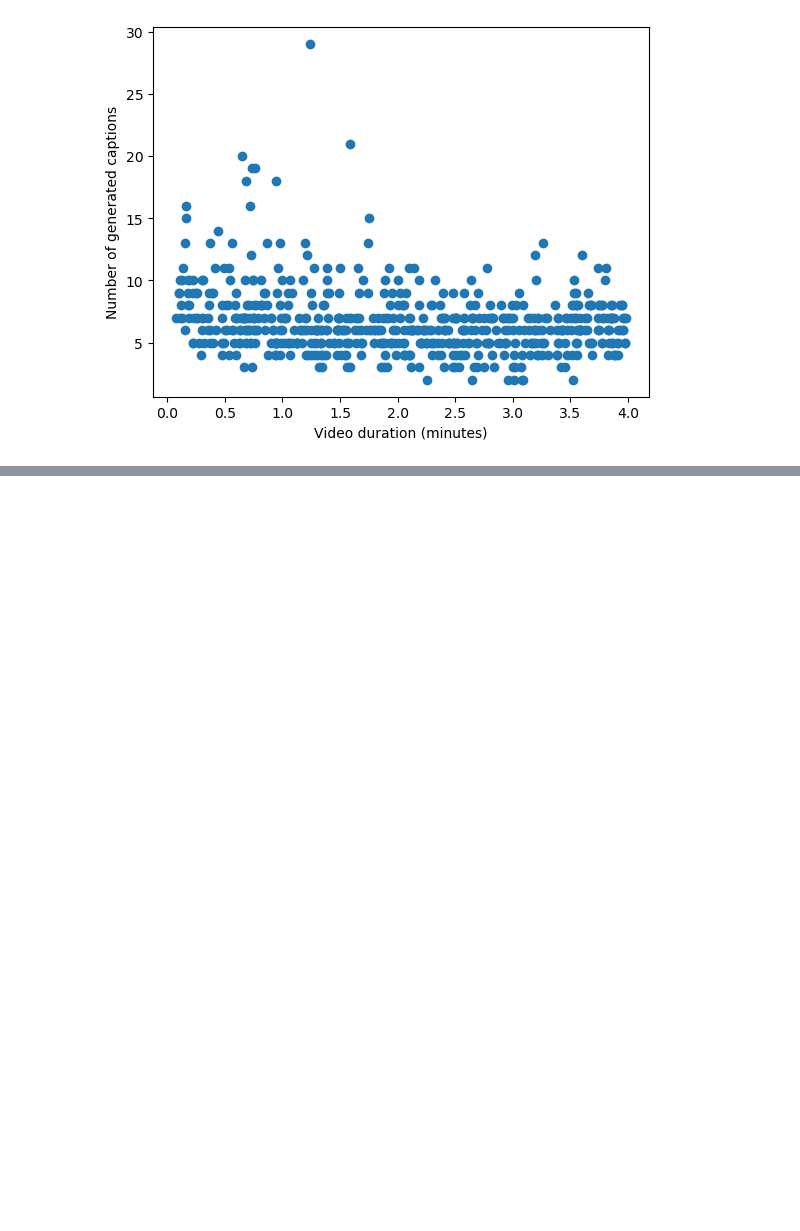
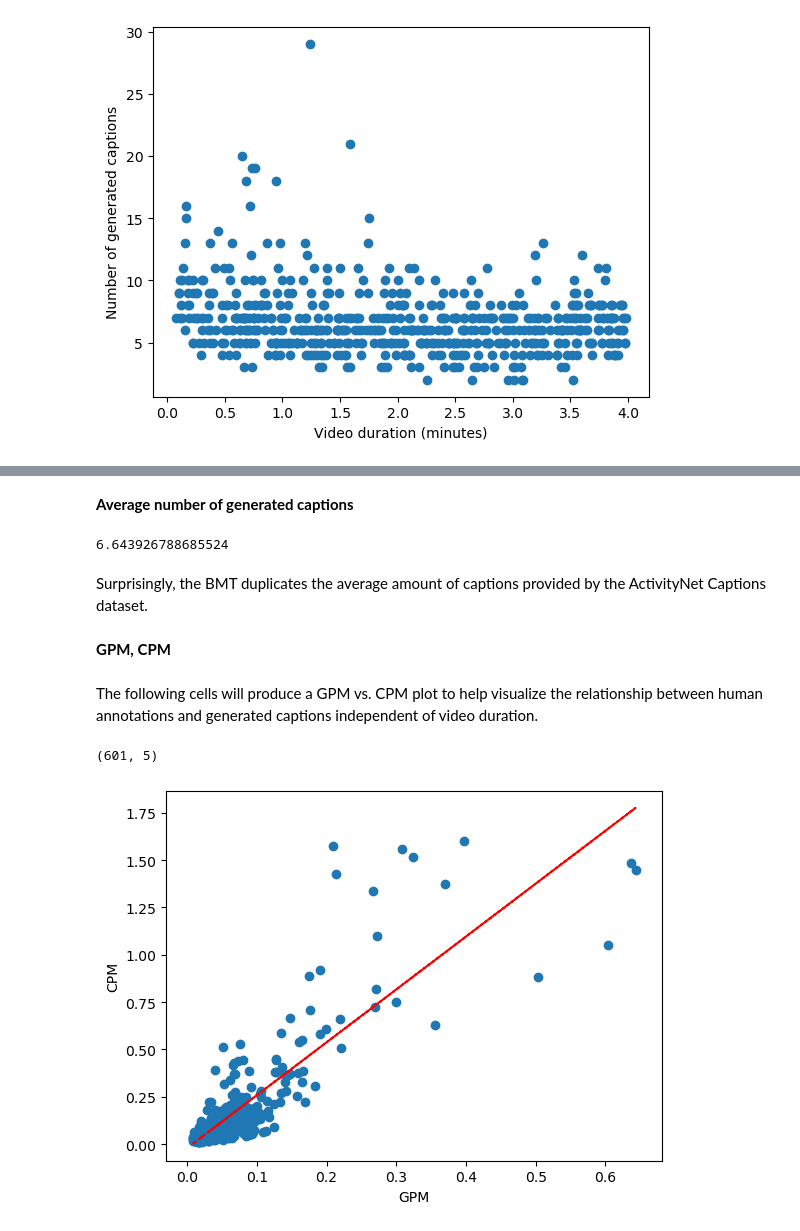
Before and after one commit to oscarmires/BMT, a Jupyter notebook: clipping_experiments/4_1_Short_Unclipped.ipynb, the cells around one changed output, grey strips where cells are left out. Drawn from its saved outputs; the diff is of its cells as text; code cells hidden in the pictures; blank space fills up the shorter version.

```diff
--- a/clipping_experiments/4_1_Short_Unclipped.ipynb
+++ b/clipping_experiments/4_1_Short_Unclipped.ipynb
@@ -389,0 +377,14 @@ plt.savefig(f'{PLOT_SAVE_PATH}/3_1_d.png', dpi=300)
+# %% [markdown]
+**Average number of generated captions**
+# %%
+num_gcaptions = np.array([len(sample['captions']) for sample in bmt_results])
+avg_num_gcaptions = np.average(num_gcaptions)
+avg_num_gcaptions
+# %% [output]
+6.643926788685524
+# %% [markdown]
+Surprisingly, the BMT duplicates the average amount of captions provided by the ActivityNet Captions dataset.
+# %% [markdown]
+**GPM, CPM**
+# %% [markdown]
+The following cells will produce a GPM vs. CPM plot to help visualize the relationship between human annotations and generated captions independent of video duration.
@@ -389,0 +407,39 @@ plt.savefig(f'{PLOT_SAVE_PATH}/3_1_d.png', dpi=300)
+# %%
+# 2. Summary functions and statistics
+
+## Add column with number of captions
+##  (Note: we use the terms 'sentences', and 'captions' interchangeably here)
+anetc_val_df['number_captions'] = anetc_val_df.sentences.map(lambda c: len(c))
+bmt_results_df['number_captions'] = bmt_results_df.captions.map(lambda c: len(c))
+
+## Add column with GPM
+anetc_val_df['gpm'] = anetc_val_df.number_captions / anetc_val_df.duration
+
+## Add column with CPM
+bmt_results_df['cpm'] = bmt_results_df.number_captions / bmt_results_df.duration
+# %%
+# 3. Filter (keep only elements in ActivityNet Captions that appear in BMT-generated captions)
+anetc_filtered_df = anetc_val_df.loc[bmt_results_df.index]
+anetc_filtered_df.shape
+# %% [output]
+(601, 5)
+# %%
+# 4. Plot
+# Graph: ground vs. unclippd cpm relationship
+x = anetc_filtered_df.gpm
+y = bmt_results_df.cpm
+
+plt.scatter(x, y)
+
+plt.xlabel("GPM")
+plt.ylabel("CPM")
+
+# calc the trendline
+z = np.polyfit(x, y, 1)
+p = np.poly1d(z)
+plt.plot(x, p(x), "r--")
+
+plt.savefig(f'{PLOT_SAVE_PATH}/3_1_e.png', dpi=300)
+plt.show()
+# %% [output]
+[figure, added]
```
Also changed, not shown: parts of 12 cells of this notebook.
